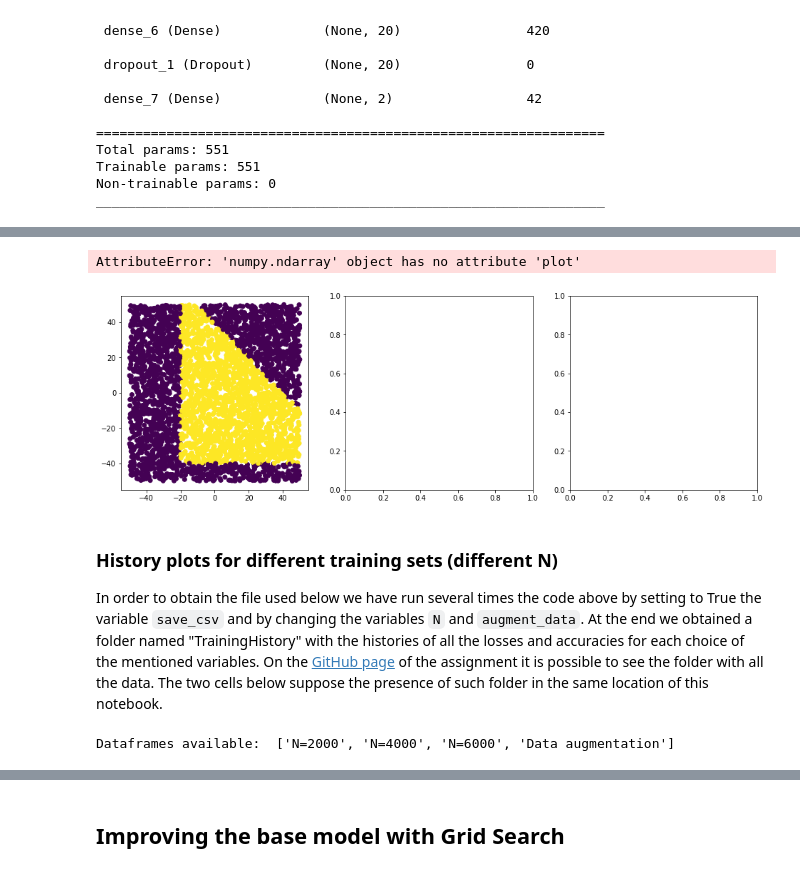
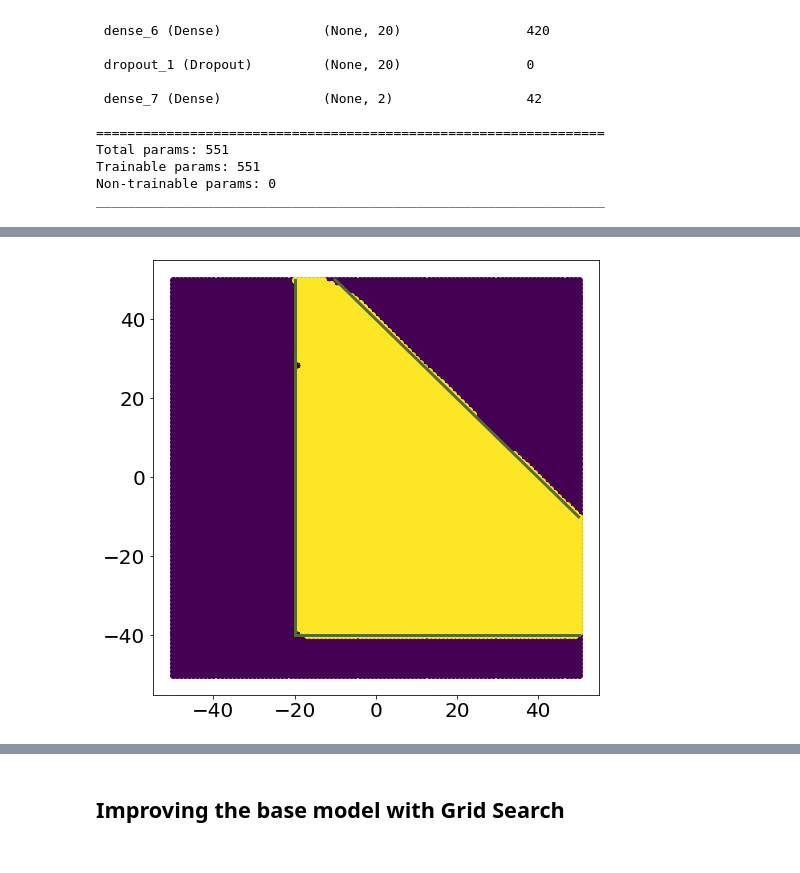
Before and after one commit to PaoloZinesi/ComputationalPhysics_modB, a Jupyter notebook: ASSIGNMENT/analyse_data_DNN_2022-20220308-121412.ipynb, the cells around one changed output, grey strips where cells are left out. Saved outputs shown, nothing was run; the diff lists cells and outputs as text; code cells hidden in the pictures.

Commit message:
assignment completed!

```diff
--- a/ASSIGNMENT/analyse_data_DNN_2022-20220308-121412.ipynb
+++ b/ASSIGNMENT/analyse_data_DNN_2022-20220308-121412.ipynb
@@ -461,30 +459,22 @@ pred_3 = model_3.predict(grid_r)
 # %%
+pred_3 = model_3.predict(grid_r)
+
 fig,ax = plt.subplots(1,figsize=(8, 8))
 
 
 W1=np.where(pred_3[:,1]>0.5)[0]
 ax.scatter(grid[:,0],grid[:,1],c="#440154")
 ax.scatter(grid[W1,0],grid[W1,1],c="#fde725")
 
-ax.set_title("Graphical Prediction with (2-3-20-20-2) architecture", fontsize=16)
+#ax.set_title("Graphical Prediction with (2-3-20-20-2) architecture", fontsize=24)
+boundaries()
+
+ax.tick_params(axis='x',which='major',labelsize=20)
+ax.tick_params(axis='y',which='major',labelsize=20)
+
 
 plt.savefig("Graph_Pred_Nlin1_Model_3", bbox_inches="tight")
 
 plt.show()
 # %% [output]
-AttributeError: 'numpy.ndarray' object has no attribute 'plot'
-[figure, old version]
+[figure, new version]
-# %% [markdown]
-### History plots for different training sets (different N)
-In order to obtain the file used below we have run several times the code above by setting to True the variable `save_csv` and by changing the variables `N` and `augment_data`. At the end we obtained a folder named "TrainingHistory" with the histories of all the losses and accuracies for each choice of the mentioned variables. On the [GitHub page](https://github.com/tommasoamico/ComputationalPhysics_modB/tree/main/ASSIGNMENT) of the assignment it is possible to see the folder with all the data. The two cells below suppose the presence of such folder in the same location of this notebook.
-# %%
-folder_name = 'TrainingHistory'
-file_names = ['training_2000.csv', 'training_4000.csv', 'training_6000.csv', 'training_Augmented_3200.csv']
-file_paths = [folder_name+"/"+name for name in file_names]
-
-df_dic={'N='+path[len(folder_name)+10:-4]: pd.read_csv(path) for path in file_paths[:-1]}
-df_dic[f'Data augmentation']= pd.read_csv(file_paths[-1])
-
-print('Dataframes available: ', [i for i in df_dic.keys()])
-# %% [output]
-Dataframes available:  ['N=2000', 'N=4000', 'N=6000', 'Data augmentation']
```
Also changed, not shown: parts of 46 cells of this notebook, 23 other files.
